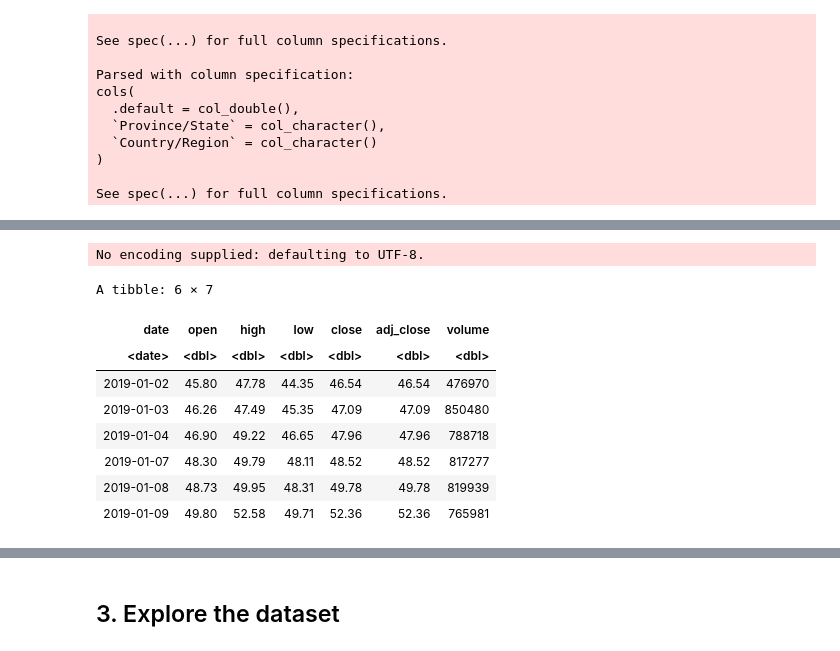
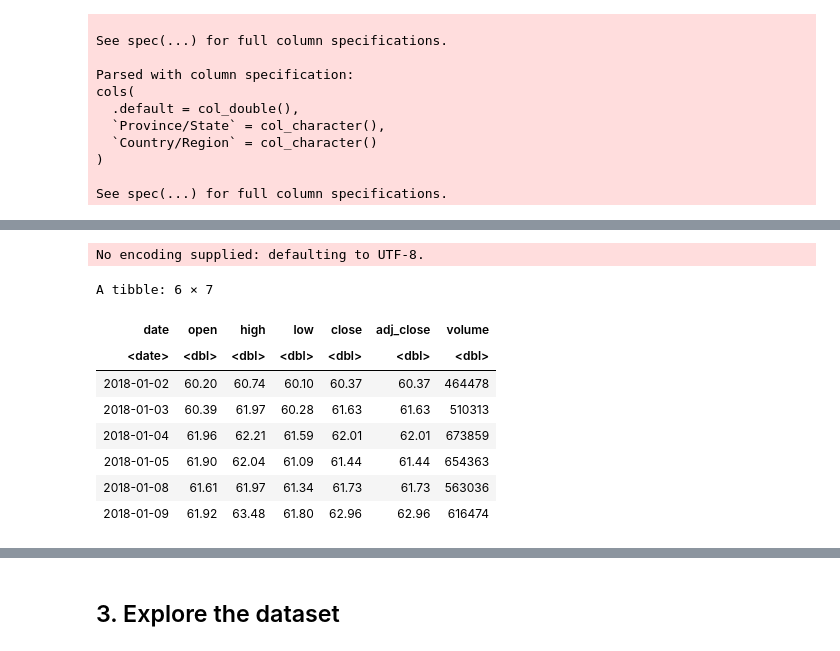
Before and after one commit to flizhou/CAD_USD_exchange_rate_predictor, a Jupyter notebook: scripts/eda.ipynb, the cells around one changed output, grey strips where cells are left out. Cells and saved outputs as stored; diff of their text form; code cells hidden in the pictures.

```diff
--- a/scripts/eda.ipynb
+++ b/scripts/eda.ipynb
@@ -104,27 +135,28 @@ read_csv(paste("../data/raw_data/", label, sep = ""), skip = skip)
 # %%
 res <- GET("https://query1.finance.yahoo.com/v7/finance/download/CL=F",
-           query = list(period1 = as.integer(as.POSIXct(as.Date("2019/1/1"))),
+           query = list(period1 = as.integer(as.POSIXct(as.Date("2018/1/1"))),
                         period2 = as.integer(as.POSIXct(Sys.Date())),
                         interval = "1d",
                         events = "history"))
 # %%
 oil_df <- read_csv(content(res, "text"))
 colnames(oil_df) <- c("date", "open", "high", "low", "close", "adj_close", "volume")
-crud_oil <- oil_df %>%
+crude_oil <- oil_df %>%
     filter(open != "null") %>%
     mutate_all(as.double)
-crud_oil$date <- oil_df %>%
+crude_oil$date <- oil_df %>%
     filter(open != "null") %>%
     pull(date)
-head(crud_oil)
+
+head(crude_oil)
 # %% [output]
 No encoding supplied: defaulting to UTF-8.
 A tibble: 6 × 7
 | date | open | high | low | close | adj_close | volume |
 | <date> | <dbl> | <dbl> | <dbl> | <dbl> | <dbl> | <dbl> |
-| 2019-01-02 | 45.80 | 47.78 | 44.35 | 46.54 | 46.54 | 476970 |
-| 2019-01-03 | 46.26 | 47.49 | 45.35 | 47.09 | 47.09 | 850480 |
-| 2019-01-04 | 46.90 | 49.22 | 46.65 | 47.96 | 47.96 | 788718 |
-| 2019-01-07 | 48.30 | 49.79 | 48.11 | 48.52 | 48.52 | 817277 |
-| 2019-01-08 | 48.73 | 49.95 | 48.31 | 49.78 | 49.78 | 819939 |
-| 2019-01-09 | 49.80 | 52.58 | 49.71 | 52.36 | 52.36 | 765981 |
+| 2018-01-02 | 60.20 | 60.74 | 60.10 | 60.37 | 60.37 | 464478 |
+| 2018-01-03 | 60.39 | 61.97 | 60.28 | 61.63 | 61.63 | 510313 |
+| 2018-01-04 | 61.96 | 62.21 | 61.59 | 62.01 | 62.01 | 673859 |
+| 2018-01-05 | 61.90 | 62.04 | 61.09 | 61.44 | 61.44 | 654363 |
+| 2018-01-08 | 61.61 | 61.97 | 61.34 | 61.73 | 61.73 | 563036 |
+| 2018-01-09 | 61.92 | 63.48 | 61.80 | 62.96 | 62.96 | 616474 |
```
Also changed, not shown: parts of 21 cells of this notebook.
